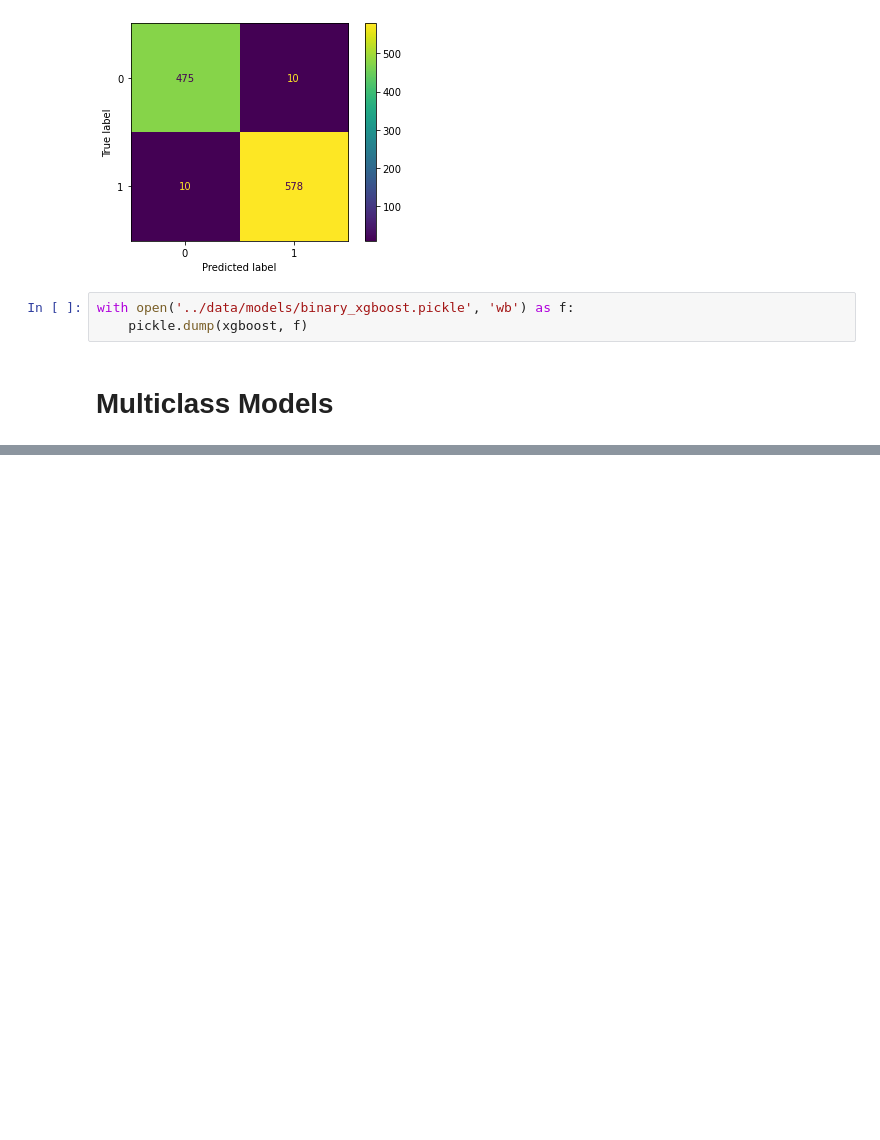
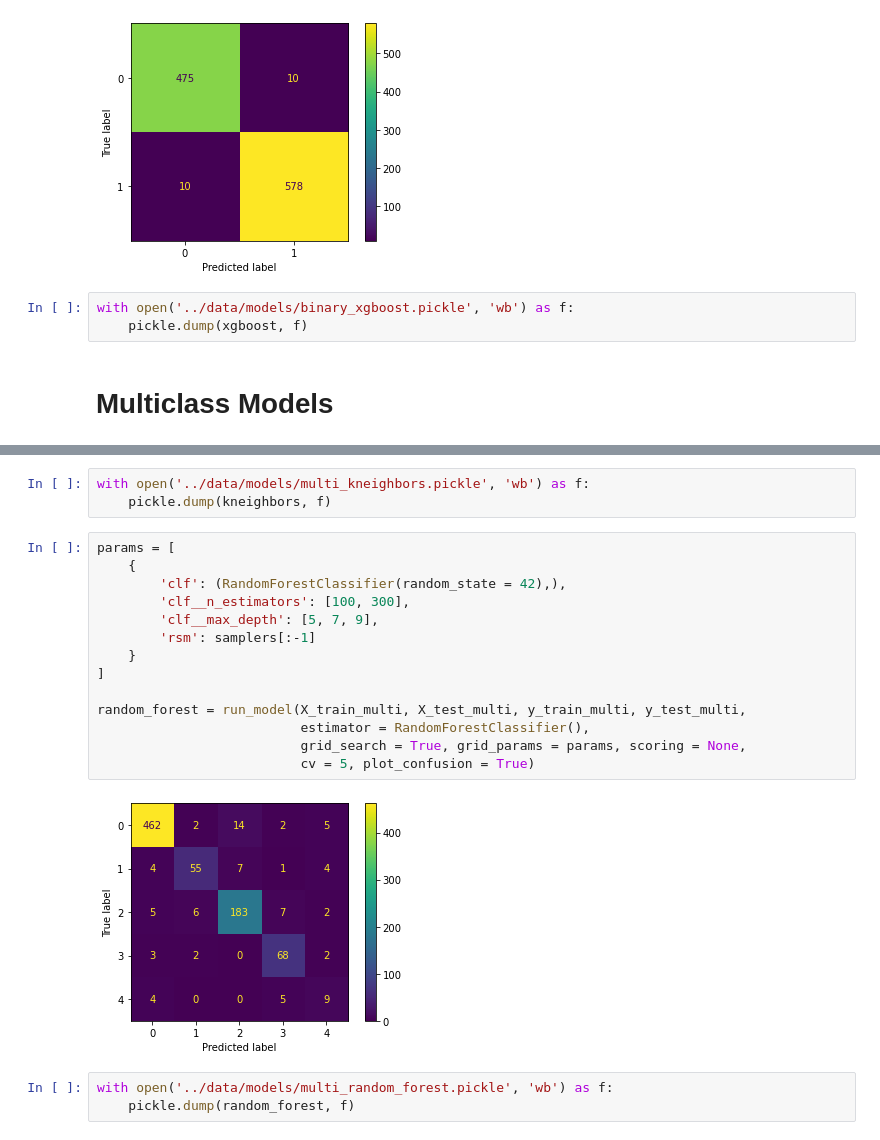
Before and after one commit to JoshuaGottlieb/Exoplanet-Classification, a Jupyter notebook: notebooks/Modeling.ipynb, the cells around one changed output, grey strips where cells are left out. Drawn from its saved outputs; the diff is of its cells as text; blank space fills up the shorter version.

```diff
--- a/notebooks/Modeling.ipynb
+++ b/notebooks/Modeling.ipynb
@@ -330,0 +362,22 @@ weighted avg       0.88      0.87      0.88       852
+# %%
+with open('../data/models/multi_kneighbors.pickle', 'wb') as f:
+    pickle.dump(kneighbors, f)
+# %%
+params = [
+    {
+        'clf': (RandomForestClassifier(random_state = 42),),
+        'clf__n_estimators': [100, 300],
+        'clf__max_depth': [5, 7, 9],
+        'rsm': samplers[:-1]
+    }
+]
+
+random_forest = run_model(X_train_multi, X_test_multi, y_train_multi, y_test_multi,
+                          estimator = RandomForestClassifier(),
+                          grid_search = True, grid_params = params, scoring = None,
+                          cv = 5, plot_confusion = True)
+# %% [output]
+[figure, added]
+# %%
+with open('../data/models/multi_random_forest.pickle', 'wb') as f:
+    pickle.dump(random_forest, f)
```
Also changed, not shown: parts of 17 cells of this notebook, 7 other files.
